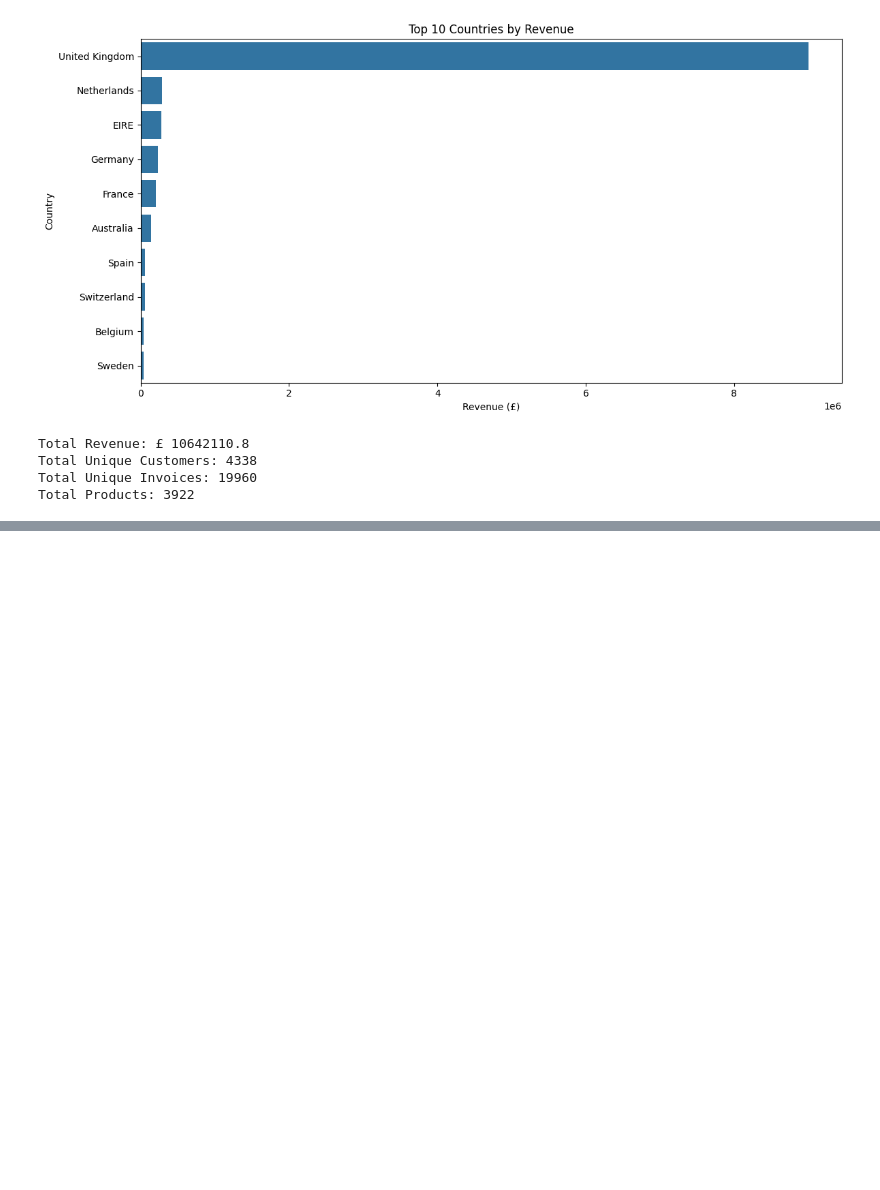
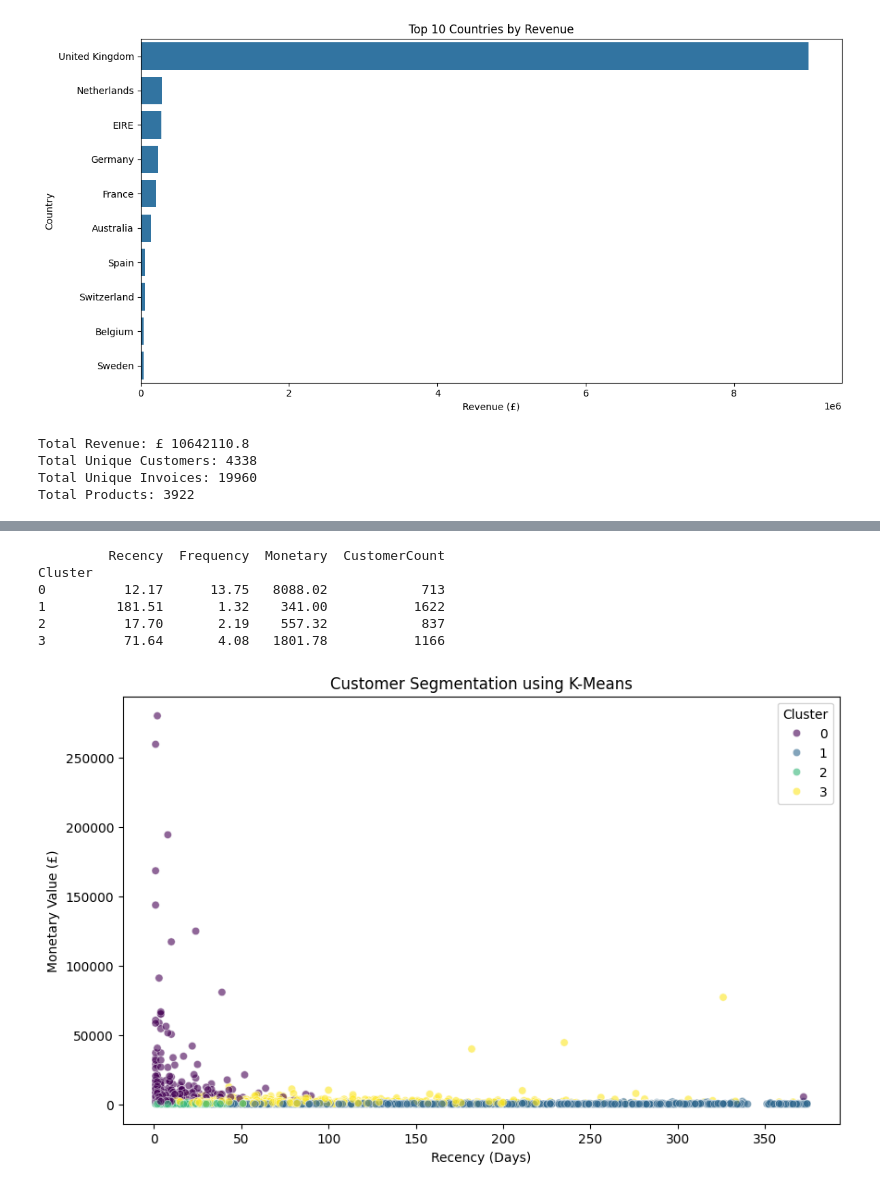
Before and after one commit to Meghakoranga/OnlineRetailAnalysis, a Jupyter notebook: OnlineRetailAnalysis.ipynb, the cells around one changed output, grey strips where cells are left out. Cells and saved outputs as stored; diff of their text form; code cells hidden in the pictures; blank space fills up the shorter version.

Commit message:
add customer segmentation code

```diff
--- a/OnlineRetailAnalysis.ipynb
+++ b/OnlineRetailAnalysis.ipynb
@@ -427,0 +563,10 @@ Total Products: 3922
+# %%
+from sklearn.cluster import KMeans
+
+kmeans = KMeans(
+    n_clusters=4,
+    random_state=42,
+    n_init=10
+)
+
+rfm["Cluster"] = kmeans.fit_predict(rfm_scaled)
@@ -427,0 +586,38 @@ Total Products: 3922
+# %%
+cluster_analysis = rfm.groupby("Cluster").agg({
+    "Recency": "mean",
+    "Frequency": "mean",
+    "Monetary": "mean"
+}).round(2)
+cluster_analysis["CustomerCount"] = (
+    rfm.groupby("Cluster").size()
+)
+
+print(cluster_analysis)
+# %% [output]
+         Recency  Frequency  Monetary  CustomerCount
+Cluster
+0          12.17      13.75   8088.02            713
+1         181.51       1.32    341.00           1622
+2          17.70       2.19    557.32            837
+3          71.64       4.08   1801.78           1166
+# %%
+plt.figure(figsize=(10, 6))
+
+sns.scatterplot(
+    data=rfm,
+    x="Recency",
+    y="Monetary",
+    hue="Cluster",
+    palette="viridis",
+    alpha=0.6
+)
+
+plt.title("Customer Segmentation using K-Means")
+plt.xlabel("Recency (Days)")
+plt.ylabel("Monetary Value (£)")
+plt.legend(title="Cluster")
+
+plt.show()
+# %% [output]
+[figure, added]
```
Also changed, not shown: parts of 11 cells of this notebook.
